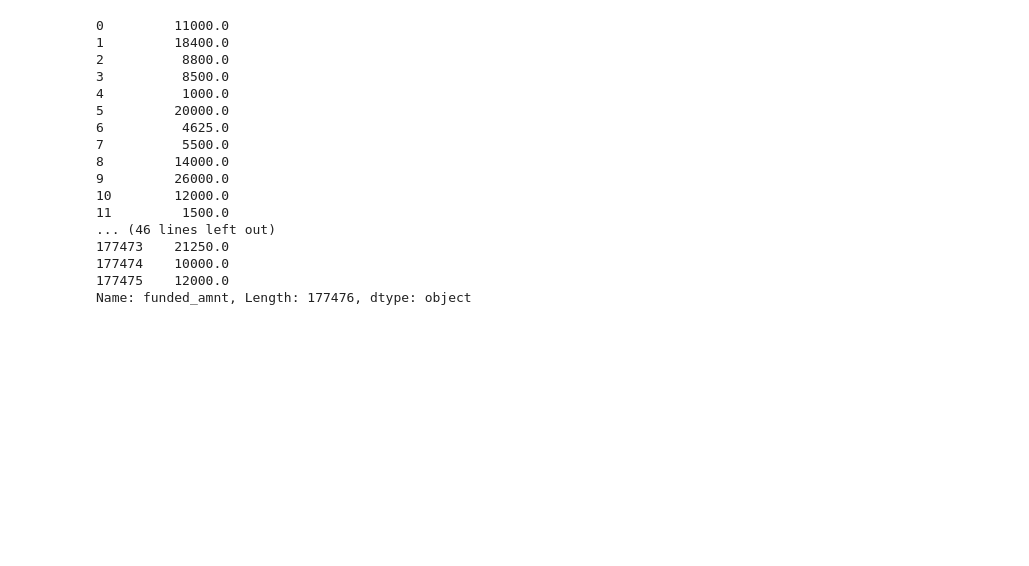
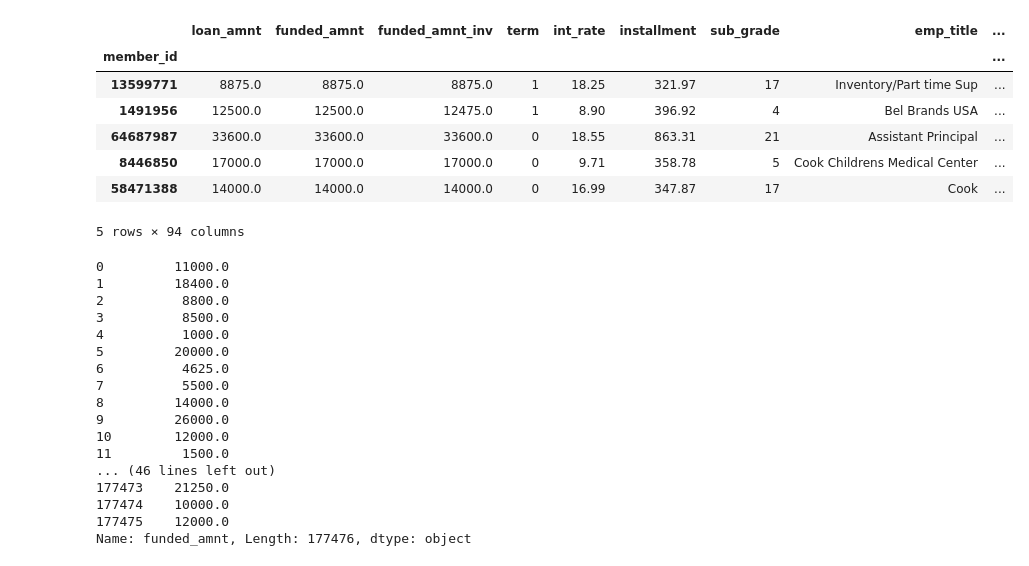
Before and after one commit to tutan123/LoanPrediction, a Jupyter notebook: pre-process.ipynb, the cells around one changed output. Saved outputs shown, nothing was run; the diff lists cells and outputs as text; code cells hidden in the pictures; blank space fills up the shorter version.

```diff
--- a/pre-process.ipynb
+++ b/pre-process.ipynb
@@ -93,0 +266,4 @@ def multi_get_dummies(feature_for_dummy,data):
+# %%
+loan_status_mapping = {'Charged Off':'CF','Fully Paid':'FP','Current':'Current','In Grace Period':'IGP','Late (31-120 days)':'L31-120',
+                       'Issued':'Issued','Does not meet the credit policy. Status:Charged Off':'NotMeetCF','Does not meet the credit policy. Status:Fully Paid':'NotMeetFP','Default':'Default','Late (16-30 days)':'L16-30'}
+data.loan_status = data.loan_status.map(loan_status_mapping)
@@ -94,2 +275,2 @@ def multi_get_dummies(feature_for_dummy,data):
 # %%
-data3 = multi_get_dummies(feature_for_dummy,data2)
+data = multi_get_dummies(feature_for_dummy,data)
@@ -138,3 +297,14 @@ data2.join(pd.get_dummies(data.home_ownership,prefix='home_ownership'))
+# %%
+data.head()
+# %% [output]
+|  | loan_amnt | funded_amnt | funded_amnt_inv | term | int_rate | installment | sub_grade | emp_title | ... |
+| member_id |  |  |  |  |  |  |  |  | ... |
+| 13599771 | 8875.0 | 8875.0 | 8875.0 | 1 | 18.25 | 321.97 | 17 | Inventory/Part time Sup | ... |
+| 1491956 | 12500.0 | 12500.0 | 12475.0 | 1 | 8.90 | 396.92 | 4 | Bel Brands USA | ... |
+| 64687987 | 33600.0 | 33600.0 | 33600.0 | 0 | 18.55 | 863.31 | 21 | Assistant Principal | ... |
+| 8446850 | 17000.0 | 17000.0 | 17000.0 | 0 | 9.71 | 358.78 | 5 | Cook Childrens Medical Center | ... |
+| 58471388 | 14000.0 | 14000.0 | 14000.0 | 0 | 16.99 | 347.87 | 17 | Cook | ... |
+5 rows × 94 columns
 # %%
 df.funded_amnt.astype('string')
 df.loc[:,['funded_amnt','funded_amnt_inv',]][150:-150]
```
Also changed, not shown: parts of 41 cells of this notebook.
